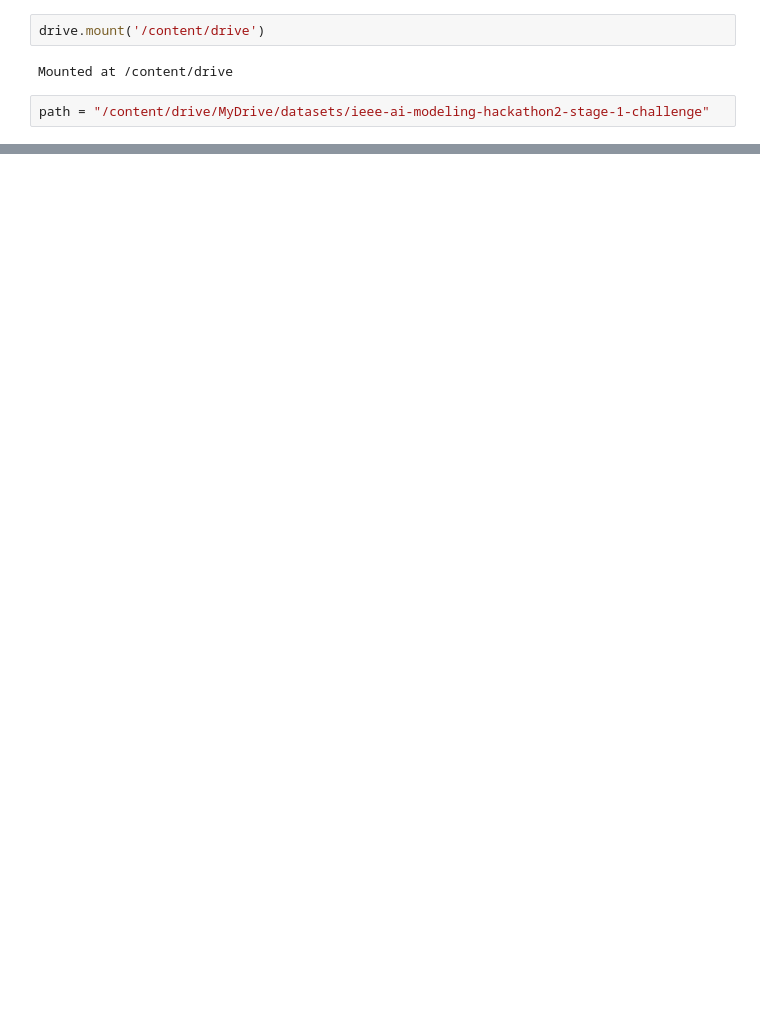
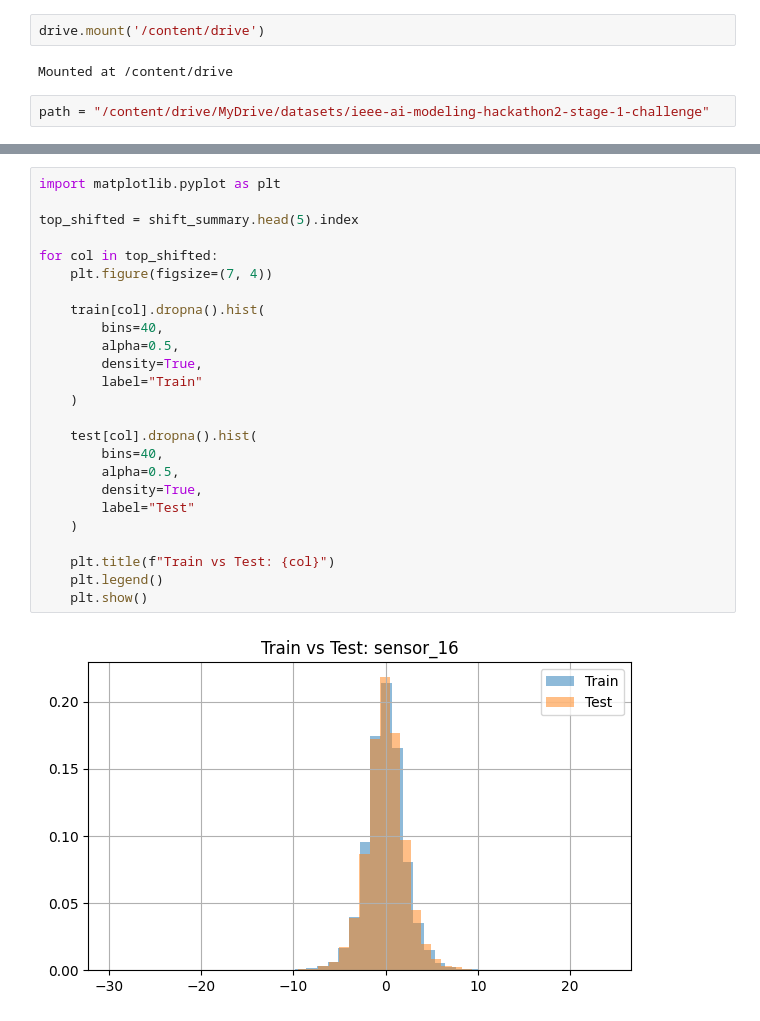
Before and after one commit to rahafabumwise/IEEE-AI-Modeling-Hackathon-2.0-Stage-1-Challenge, a Jupyter notebook: main.ipynb, the cells around one changed output, grey strips where cells are left out. Saved outputs shown, nothing was run; the diff lists cells and outputs as text; blank space fills up the shorter version.

```diff
--- a/main.ipynb
+++ b/main.ipynb
@@ -260,0 +473,27 @@ print(comparison.head(10))
+# %%
+import matplotlib.pyplot as plt
+
+top_shifted = shift_summary.head(5).index
+
+for col in top_shifted:
+    plt.figure(figsize=(7, 4))
+
+    train[col].dropna().hist(
+        bins=40,
+        alpha=0.5,
+        density=True,
+        label="Train"
+    )
+
+    test[col].dropna().hist(
+        bins=40,
+        alpha=0.5,
+        density=True,
+        label="Test"
+    )
+
+    plt.title(f"Train vs Test: {col}")
+    plt.legend()
+    plt.show()
+# %% [output]
+[figure, added]
```
Also changed, not shown: parts of 55 cells of this notebook.
